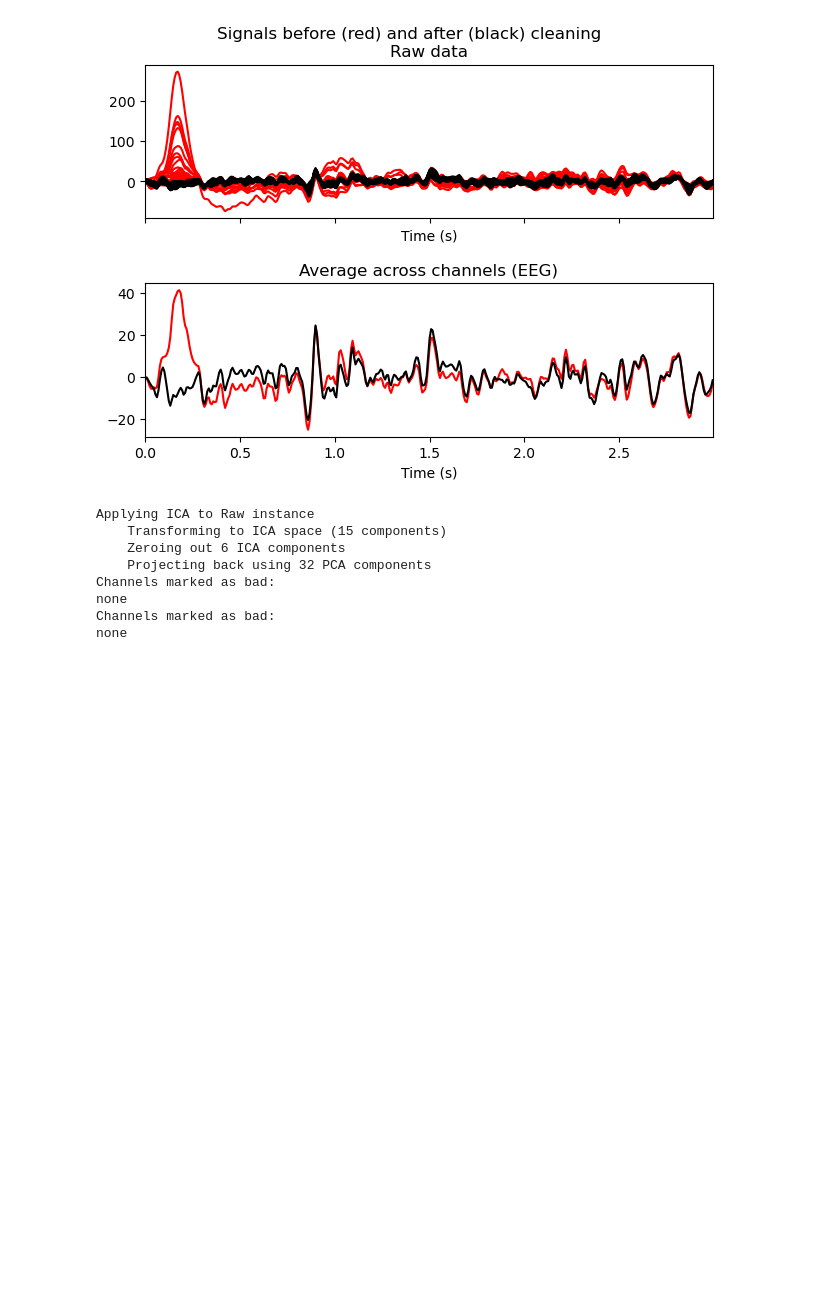
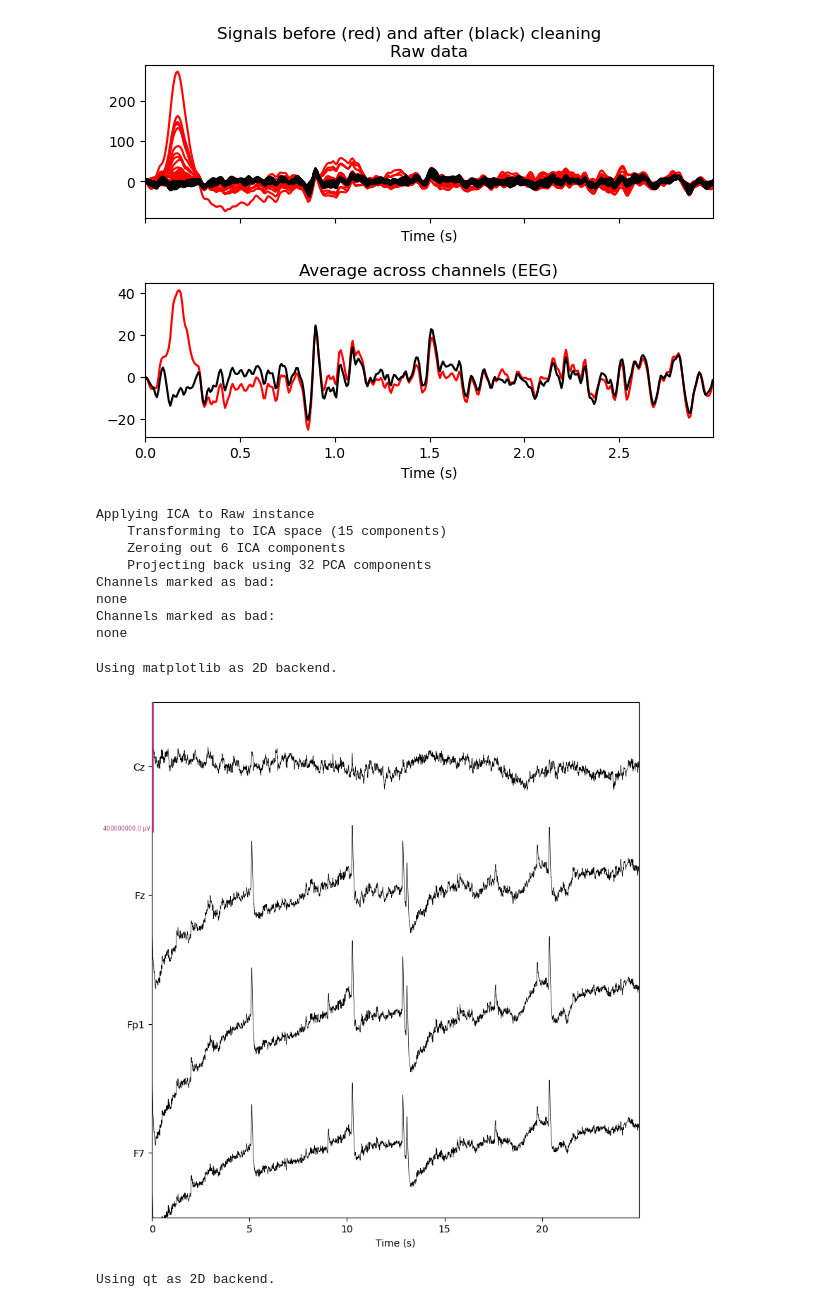
Before and after one commit to annejooyun/eeg_stress_detection, a Jupyter notebook: ICA.ipynb, the cells around one changed output. Drawn from its saved outputs; the diff is of its cells as text; code cells hidden in the pictures; blank space fills up the shorter version.

```diff
--- a/ICA.ipynb
+++ b/ICA.ipynb
@@ -44,7 +44,7 @@ class Recording:
         for filename in os.listdir(dir):
             if f"{self.data_type}_sub_{self.sub_nr}_trial{self.trial_nr}" in filename:
                 f = os.path.join(dir, filename)
-                self.data = scipy.io.loadmat(f)[data_key]
+                self.data = scipy.io.loadmat(f)[data_key]/1e6
                 break
 
 
@@ -121,10 +121,10 @@ class Recording:
             else:
                 with mne.viz.use_browser_backend('matplotlib'):
                     #scalings = 18 is good
-                    fig = data.plot(duration = 25, title=f'{title}', n_channels=self.n_channels, scalings=18, show_scrollbars=False)
+                    fig = data.plot(duration = 25, title=f'{title}', n_channels=4, scalings=200, show_scrollbars=False)
                     fig.savefig(f'{self.root}/Figures/{title}.png')
 # %%
-test = Recording(data_type = 'Arithmetic', sub_nr = 40, trial_nr = 3)
+test = Recording(data_type = 'Arithmetic', sub_nr = 1, trial_nr = 1)
 # %% [output]
 Creating RawArray with float64 data, n_channels=32, n_times=3200
     Range : 0 ... 3199 =      0.000 ...    24.992 secs
@@ -199,9 +193,13 @@ none
 Channels marked as bad:
 none
 # %%
-#test.plot('raw', save=True)
+test.plot('raw', save=True)
 #test.plot('filtered', save=True)
 #test.plot('ica', save=True)
 #test.plot('reconstructed', save=True)
+# %% [output]
+Using matplotlib as 2D backend.
+[figure, added]
+Using qt as 2D backend.
 # %%
 test.save_data()
```
Also changed, not shown: parts of 1 cell of this notebook, 2 other files.
